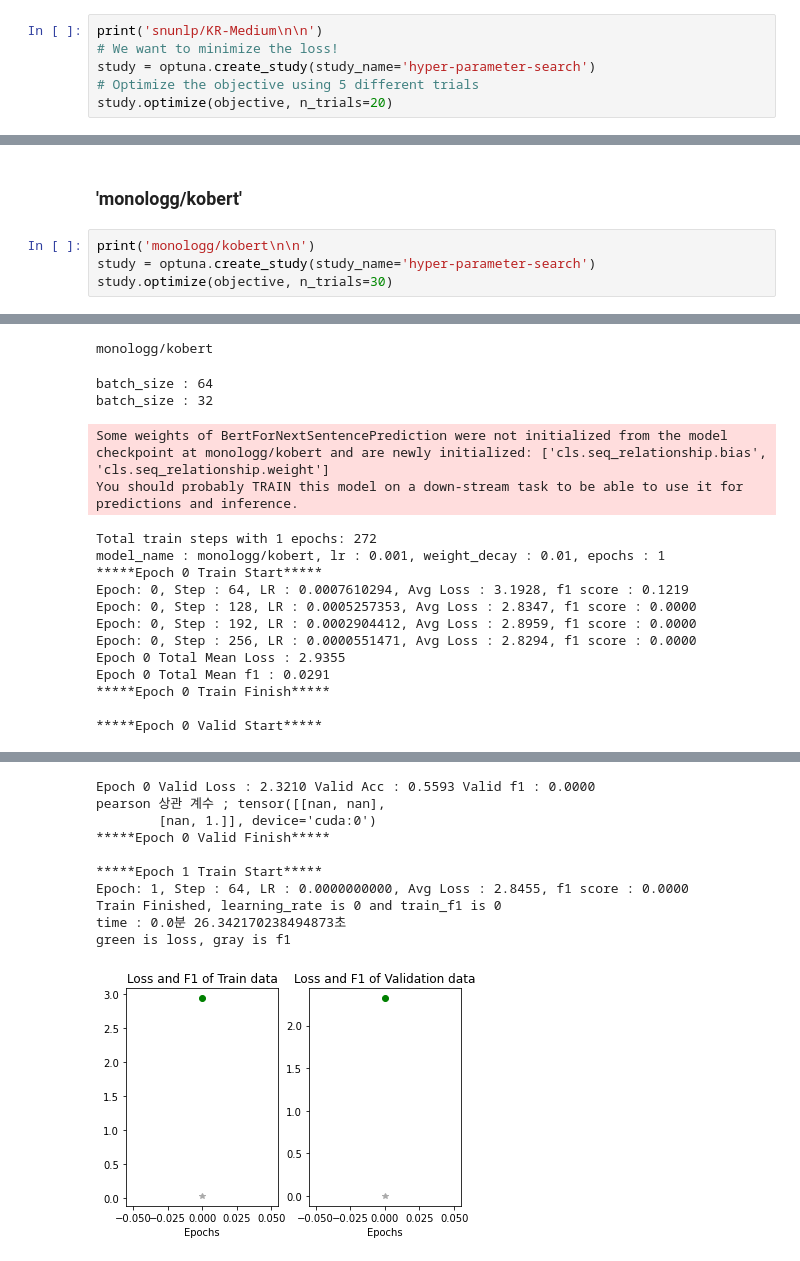
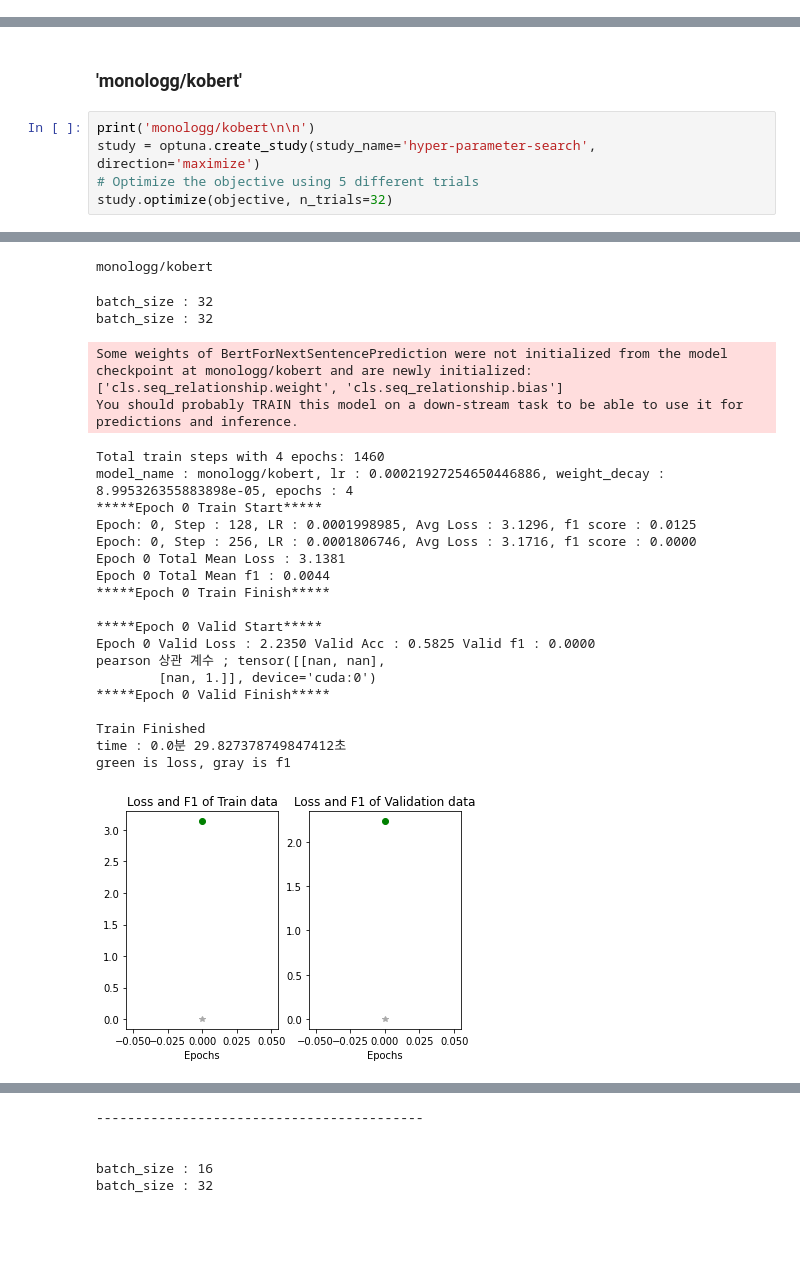
Before and after one commit to WooKyungHwa/NLU_3-, a Jupyter notebook: 최지현_sts.ipynb, the cells around one changed output, grey strips where cells are left out. Cells and saved outputs as stored; diff of their text form; blank space fills up the shorter version.

```diff
--- a/최지현_sts.ipynb
+++ b/최지현_sts.ipynb
@@ -667,6 +805,0 @@ Epoch 2 Total Mean f1 : 0.7530
-# %%
-print('snunlp/KR-Medium\n\n')
-# We want to minimize the loss!
-study = optuna.create_study(study_name='hyper-parameter-search')
-# Optimize the objective using 5 different trials
-study.optimize(objective, n_trials=20)
@@ -747,6 +817,7 @@ FrozenTrial(number=0, values=[0.0], datetime_start=datetime.datetime(2022, 5, 31
 ### 'monologg/kobert'
 # %%
 print('monologg/kobert\n\n')
-study = optuna.create_study(study_name='hyper-parameter-search')
-study.optimize(objective, n_trials=30)
+study = optuna.create_study(study_name='hyper-parameter-search', direction='maximize')
+# Optimize the objective using 5 different trials
+study.optimize(objective, n_trials=32)
 # %% [output]
@@ -754,17 +825,24 @@ study.optimize(objective, n_trials=30)
 monologg/kobert
-batch_size : 64
 batch_size : 32
+batch_size : 32
-Some weights of BertForNextSentencePrediction were not initialized from the model checkpoint at monologg/kobert and are newly initialized: ['cls.seq_relationship.bias', 'cls.seq_relationship.weight']
+Some weights of BertForNextSentencePrediction were not initialized from the model checkpoint at monologg/kobert and are newly initialized: ['cls.seq_relationship.weight', 'cls.seq_relationship.bias']
 You should probably TRAIN this model on a down-stream task to be able to use it for predictions and inference.
-Total train steps with 1 epochs: 272
-model_name : monologg/kobert, lr : 0.001, weight_decay : 0.01, epochs : 1
+Total train steps with 4 epochs: 1460
+model_name : monologg/kobert, lr : 0.00021927254650446886, weight_decay : 8.995326355883898e-05, epochs : 4
 *****Epoch 0 Train Start*****
-Epoch: 0, Step : 64, LR : 0.0007610294, Avg Loss : 3.1928, f1 score : 0.1219
-Epoch: 0, Step : 128, LR : 0.0005257353, Avg Loss : 2.8347, f1 score : 0.0000
-Epoch: 0, Step : 192, LR : 0.0002904412, Avg Loss : 2.8959, f1 score : 0.0000
-Epoch: 0, Step : 256, LR : 0.0000551471, Avg Loss : 2.8294, f1 score : 0.0000
-Epoch 0 Total Mean Loss : 2.9355
-Epoch 0 Total Mean f1 : 0.0291
+Epoch: 0, Step : 128, LR : 0.0001998985, Avg Loss : 3.1296, f1 score : 0.0125
+Epoch: 0, Step : 256, LR : 0.0001806746, Avg Loss : 3.1716, f1 score : 0.0000
+Epoch 0 Total Mean Loss : 3.1381
+Epoch 0 Total Mean f1 : 0.0044
 *****Epoch 0 Train Finish*****
 
 *****Epoch 0 Valid Start*****
+Epoch 0 Valid Loss : 2.2350 Valid Acc : 0.5825 Valid f1 : 0.0000
+pearson 상관 계수 ; tensor([[nan, nan],
+        [nan, 1.]], device='cuda:0')
+*****Epoch 0 Valid Finish*****
+
+Train Finished
+time : 0.0분 29.827378749847412초
+green is loss, gray is f1
+[figure, new version]
@@ -772,11 +850,5 @@ F-score is ill-defined and being set to 0.0 due to no true nor predicted samples
-Epoch 0 Valid Loss : 2.3210 Valid Acc : 0.5593 Valid f1 : 0.0000
-pearson 상관 계수 ; tensor([[nan, nan],
-        [nan, 1.]], device='cuda:0')
-*****Epoch 0 Valid Finish*****
+------------------------------------------
 
-*****Epoch 1 Train Start*****
-Epoch: 1, Step : 64, LR : 0.0000000000, Avg Loss : 2.8455, f1 score : 0.0000
-Train Finished, learning_rate is 0 and train_f1 is 0
-time : 0.0분 26.342170238494873초
-green is loss, gray is f1
+
+batch_size : 16
+batch_size : 32
-[figure, old version]
```
Also changed, not shown: parts of 42 cells of this notebook.
